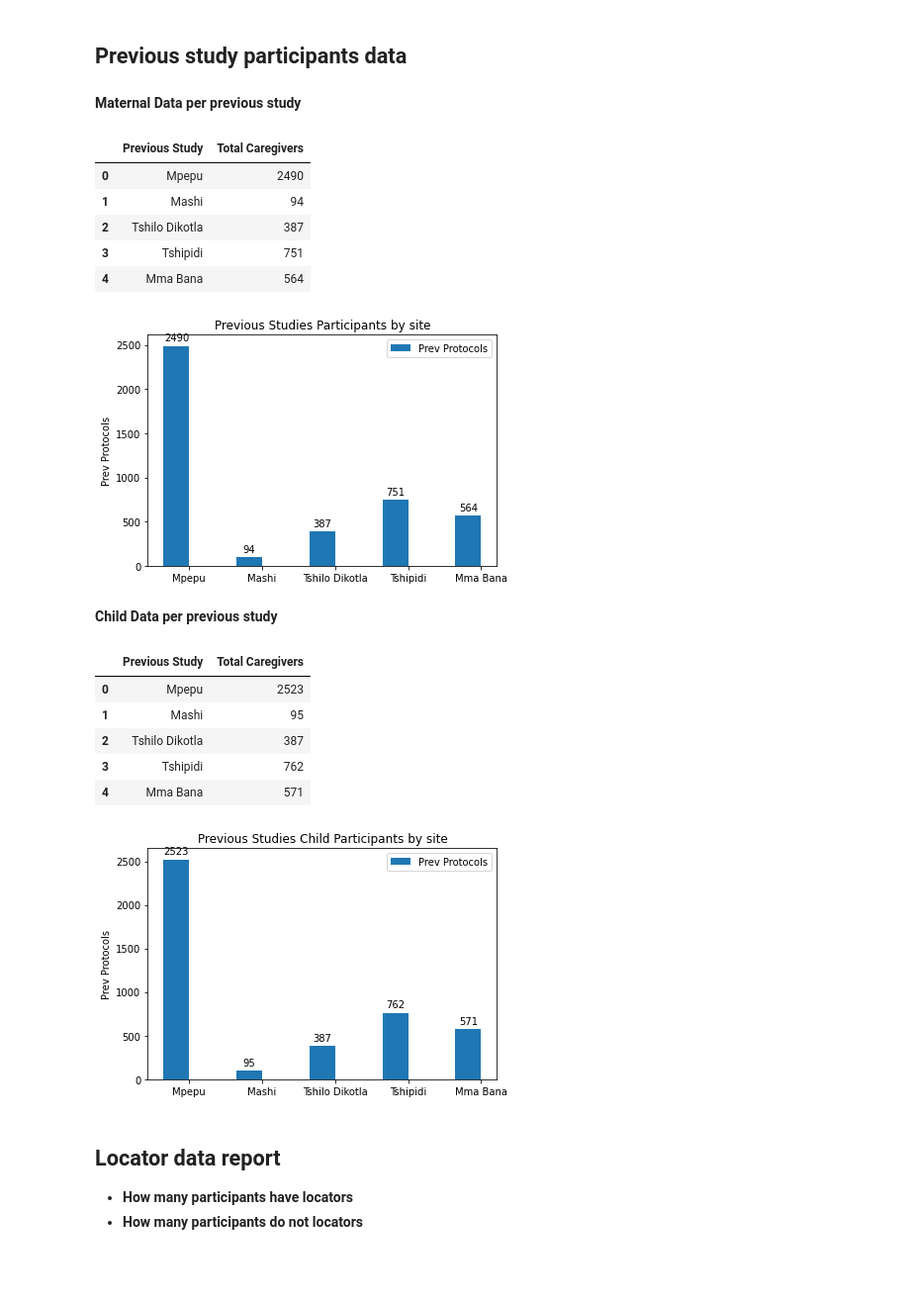
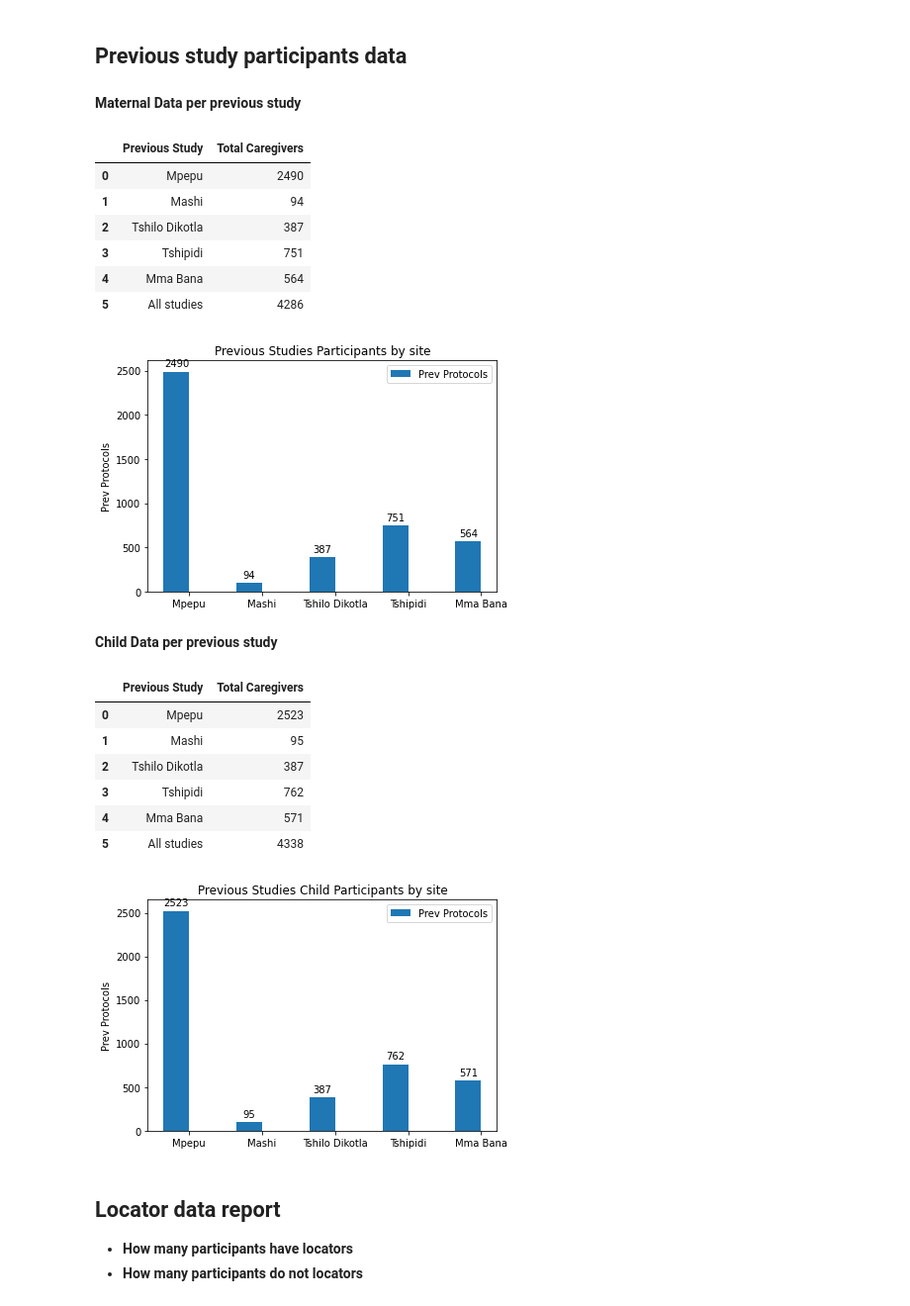
Before and after one commit to salahdin/flourish, a Jupyter notebook: flourish/notebooks/flourish_study_reports.ipynb, the cells around one changed output. Shown: that part at 99% size. Cells and saved outputs as stored; diff of their text form; code cells hidden in the pictures; blank space fills up the shorter version.

```diff
--- a/flourish/notebooks/flourish_study_reports.ipynb
+++ b/flourish/notebooks/flourish_study_reports.ipynb
@@ -85,33 +85,38 @@ df = read_frame(maternal_dataset, fieldnames=['protocol', 'study_maternal_identi
 
 maternal_dataset_starts = []
 maternal_dataset_starts_dict = {}
+total = 0
 for protocol in previous_studies:
     df_prev = df[df['protocol'] == protocol]
     maternal_dataset_starts.append([protocol, df_prev[df_prev.columns[0]].count()])
     maternal_dataset_starts_dict[protocol] = df_prev[df_prev.columns[0]].count()
+    total += df_prev[df_prev.columns[0]].count()
+
+maternal_dataset_starts.append(['All studies', total])
 df2 = pd.DataFrame(maternal_dataset_starts, columns=['Previous Study', 'Total Caregivers'])
 display(Markdown(f"**Maternal Data per previous study**"))
 display(HTML(df2.to_html()))
 
 
 # Graph
 
 labels = previous_studies
 label = 'Prev Protocols'
 title = 'Previous Studies Participants by site'
 data = []
 for prev_study, value in maternal_dataset_starts_dict.items():
     data.append(value)
 
 bar_graph(labels=labels, data=data, label=label, title=title)
 # %% [output]
 **Maternal Data per previous study**
 |  | Previous Study | Total Caregivers |
 | 0 | Mpepu | 2490 |
 | 1 | Mashi | 94 |
 | 2 | Tshilo Dikotla | 387 |
 | 3 | Tshipidi | 751 |
 | 4 | Mma Bana | 564 |
+| 5 | All studies | 4286 |
 [figure]
 # %%
 # Infant Previous Study Data
@@ -131,10 +136,14 @@ df = pd.DataFrame(data)
 df = df[["study_child_identifier", "protocol"]]
 child_dataset_starts = []
 child_dataset_starts_dict = {}
+total = 0
 for protocol in previous_studies:
     df_prev = df[df['protocol'] == protocol]
     child_dataset_starts.append([protocol, df_prev[df_prev.columns[0]].count()])
     child_dataset_starts_dict[protocol] = df_prev[df_prev.columns[0]].count()
+    total += df_prev[df_prev.columns[0]].count()
+
+child_dataset_starts.append(['All studies', total])
 df2 = pd.DataFrame(child_dataset_starts, columns=['Previous Study', 'Total Caregivers'])
 display(Markdown(f"**Child Data per previous study**"))
 display(HTML(df2.to_html()))
@@ -156,6 +165,7 @@ bar_graph(labels=labels, data=data, label=label, title=title)
 | 2 | Tshilo Dikotla | 387 |
 | 3 | Tshipidi | 762 |
 | 4 | Mma Bana | 571 |
+| 5 | All studies | 4338 |
 [figure]
 # %% [markdown]
 ## Locator data report
```
Also changed, not shown: parts of 3 cells of this notebook.
